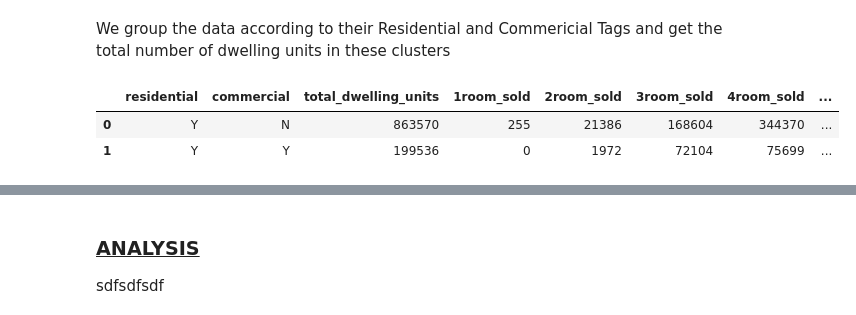
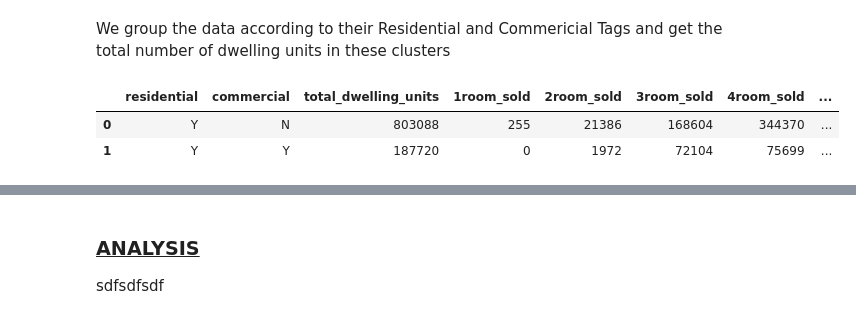
Before and after one commit to jermsinarocket/Hackwagon-DS102, a Jupyter notebook: Project/Tan_Wei_Xuan_Final_Project.ipynb, the cells around one changed output, grey strips where cells are left out. Drawn from its saved outputs; the diff is of its cells as text; code cells hidden in the pictures.

```diff
--- a/Project/Tan_Wei_Xuan_Final_Project.ipynb
+++ b/Project/Tan_Wei_Xuan_Final_Project.ipynb
@@ -175 +179,5 @@ hdb_prop_info_unfilt_df.head()
+# %%
+filt_df = hdb_prop_info_unfilt_df.copy()
+
+hdb_prop_info_unfilt_df['total_dwelling_units'] = filt_df ['total_dwelling_units'] - filt_df ['multigen_sold'] - filt_df['studio_apartment_sold'] - filt_df['1room_rental'] - filt_df['2room_rental'] - filt_df['3room_rental'] - filt_df['other_room_rental']
 # %% [markdown]
@@ -192,8 +202,7 @@ hdb_prop_info_df =  hdb_prop_info_unfilt_df[['blk_no',
                                              '3room_sold',
                                              '4room_sold',
                                              '5room_sold',
-                                             'exec_sold',
-                                             'multigen_sold']]
+                                             'exec_sold']]
 
 #Checking for empty fields
 null_columns = hdb_prop_info_df.columns[hdb_prop_info_df.isnull().any()]
@@ -607,16 +605,15 @@ We group the data according to their Residential and Commericial Tags and get th
 # %%
 hdb_prop_residential_gb = hdb_prop_info_df.groupby(['residential','commercial'], as_index=False).agg({"total_dwelling_units": "sum",
                                                                                     "1room_sold":"sum",
                                                                                     "2room_sold":"sum",
                                                                                     "3room_sold":"sum",
                                                                                     "4room_sold":"sum",
                                                                                     "5room_sold":"sum",
-                                                                                    "exec_sold":"sum",
-                                                                                    "multigen_sold": "sum"})
+                                                                                    "exec_sold":"sum"})
 
 hdb_prop_residential_gb.head()
 # %% [output]
 |  | residential | commercial | total_dwelling_units | 1room_sold | 2room_sold | 3room_sold | 4room_sold | ... |
-| 0 | Y | N | 863570 | 255 | 21386 | 168604 | 344370 | ... |
-| 1 | Y | Y | 199536 | 0 | 1972 | 72104 | 75699 | ... |
+| 0 | Y | N | 803088 | 255 | 21386 | 168604 | 344370 | ... |
+| 1 | Y | Y | 187720 | 0 | 1972 | 72104 | 75699 | ... |
 # %%
```
Also changed, not shown: parts of 18 cells of this notebook, 5 other files.
